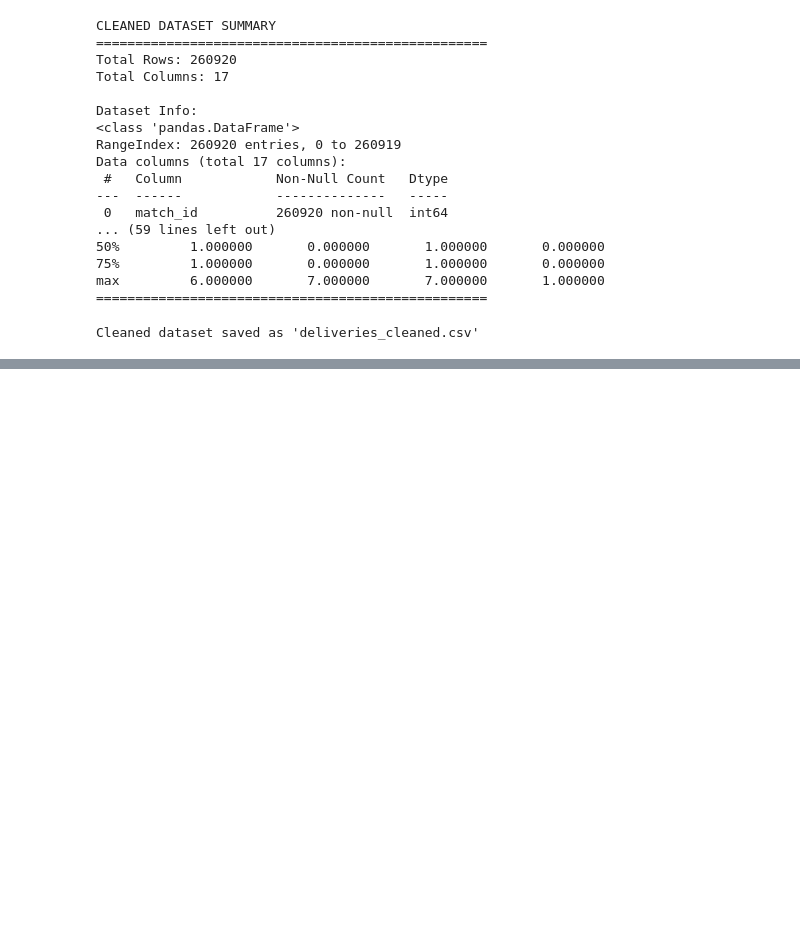
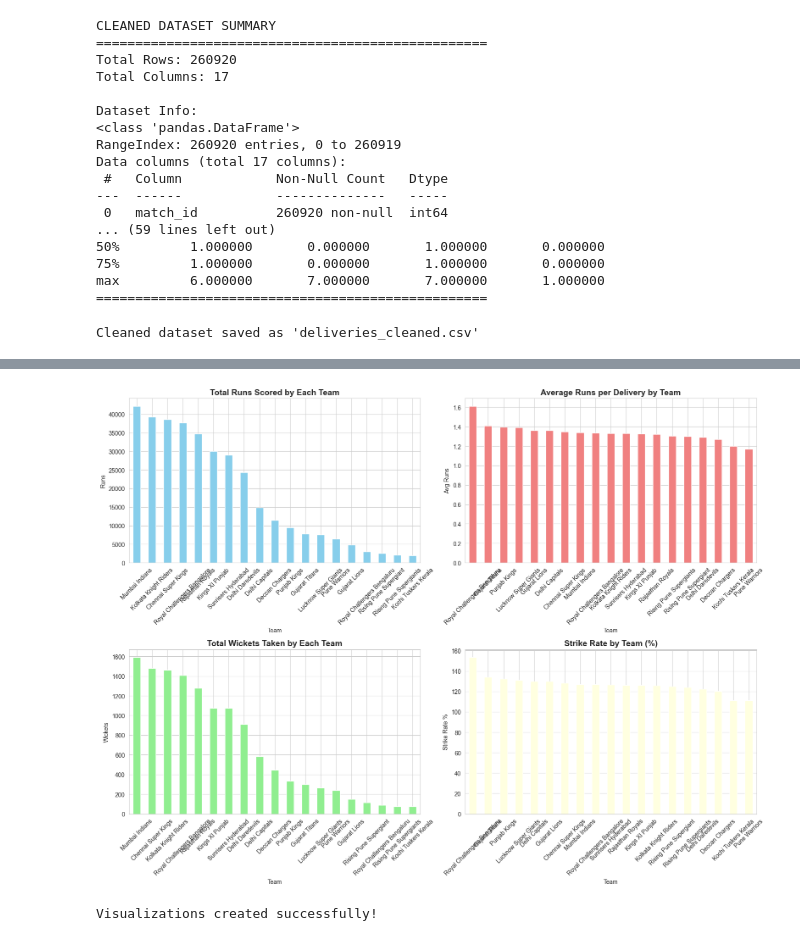
Before and after one commit to ayushgautam2006/ipl_analysis-2008-2024-, a Jupyter notebook: ipl_insights.ipynb, the cells around one changed output, grey strips where cells are left out. Saved outputs shown, nothing was run; the diff lists cells and outputs as text; code cells hidden in the pictures; blank space fills up the shorter version.

```diff
--- a/ipl_insights.ipynb
+++ b/ipl_insights.ipynb
@@ -250,0 +441,46 @@ Cleaned dataset saved as 'deliveries_cleaned.csv'
+# %%
+import matplotlib.pyplot as plt
+import seaborn as sns
+
+# Set style for better-looking plots
+sns.set_style("whitegrid")
+plt.rcParams['figure.figsize'] = (14, 10)
+
+# Create subplots for venue-based insights
+fig, axes = plt.subplots(2, 2, figsize=(16, 12))
+
+# Plot 1: Total runs by batting team
+team_runs.plot(kind='bar', ax=axes[0, 0], color='skyblue')
+axes[0, 0].set_title('Total Runs Scored by Each Team', fontsize=14, fontweight='bold')
+axes[0, 0].set_xlabel('Team')
+axes[0, 0].set_ylabel('Runs')
+axes[0, 0].tick_params(axis='x', rotation=45)
+
+# Plot 2: Average runs per delivery
+team_avg_runs.plot(kind='bar', ax=axes[0, 1], color='lightcoral')
+axes[0, 1].set_title('Average Runs per Delivery by Team', fontsize=14, fontweight='bold')
+axes[0, 1].set_xlabel('Team')
+axes[0, 1].set_ylabel('Avg Runs')
+axes[0, 1].tick_params(axis='x', rotation=45)
+
+# Plot 3: Wickets taken by bowling team
+team_wickets.plot(kind='bar', ax=axes[1, 0], color='lightgreen')
+axes[1, 0].set_title('Total Wickets Taken by Each Team', fontsize=14, fontweight='bold')
+axes[1, 0].set_xlabel('Team')
+axes[1, 0].set_ylabel('Wickets')
+axes[1, 0].tick_params(axis='x', rotation=45)
+
+# Plot 4: Strike rate comparison
+team_strike_rate.plot(kind='bar', ax=axes[1, 1], color='lightyellow')
+axes[1, 1].set_title('Strike Rate by Team (%)', fontsize=14, fontweight='bold')
+axes[1, 1].set_xlabel('Team')
+axes[1, 1].set_ylabel('Strike Rate %')
+axes[1, 1].tick_params(axis='x', rotation=45)
+
+plt.tight_layout()
+plt.show()
+
+print("Visualizations created successfully!")
+# %% [output]
+[figure, added]
+Visualizations created successfully!
```
Also changed, not shown: parts of 12 cells of this notebook, 1 other file.
